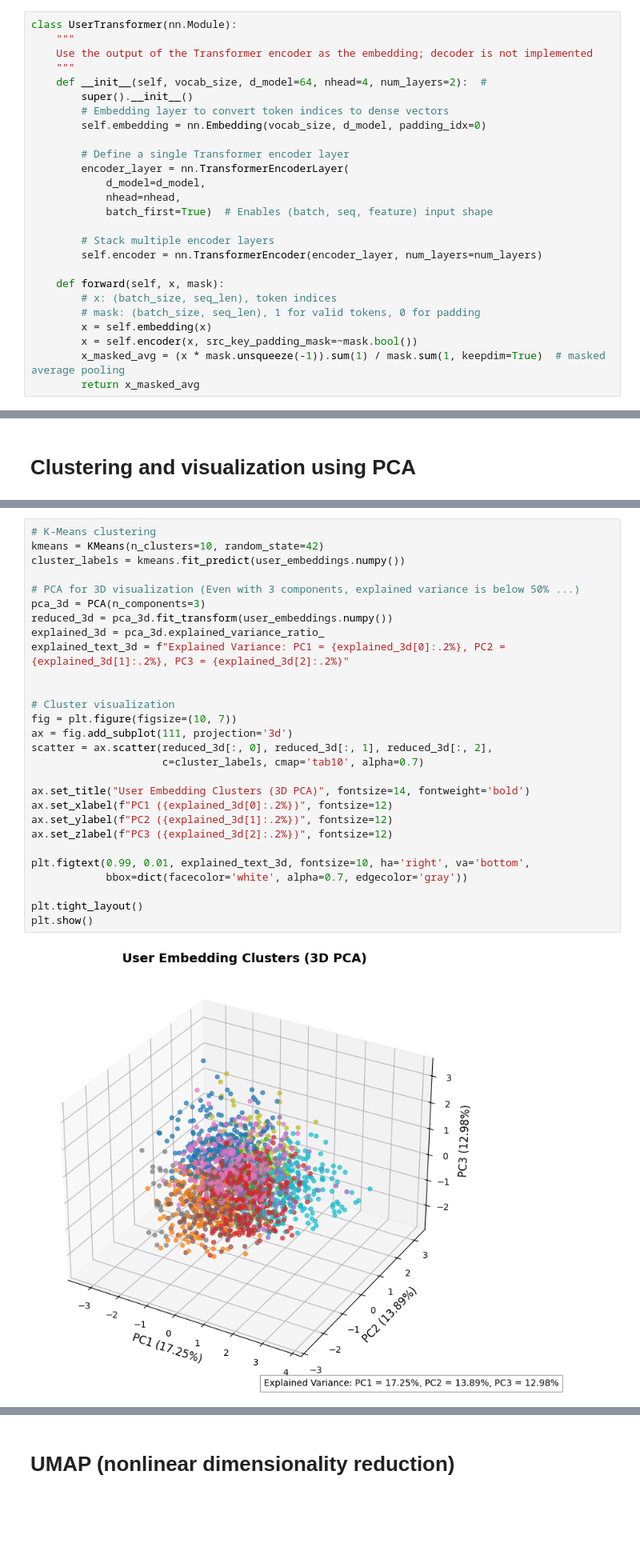
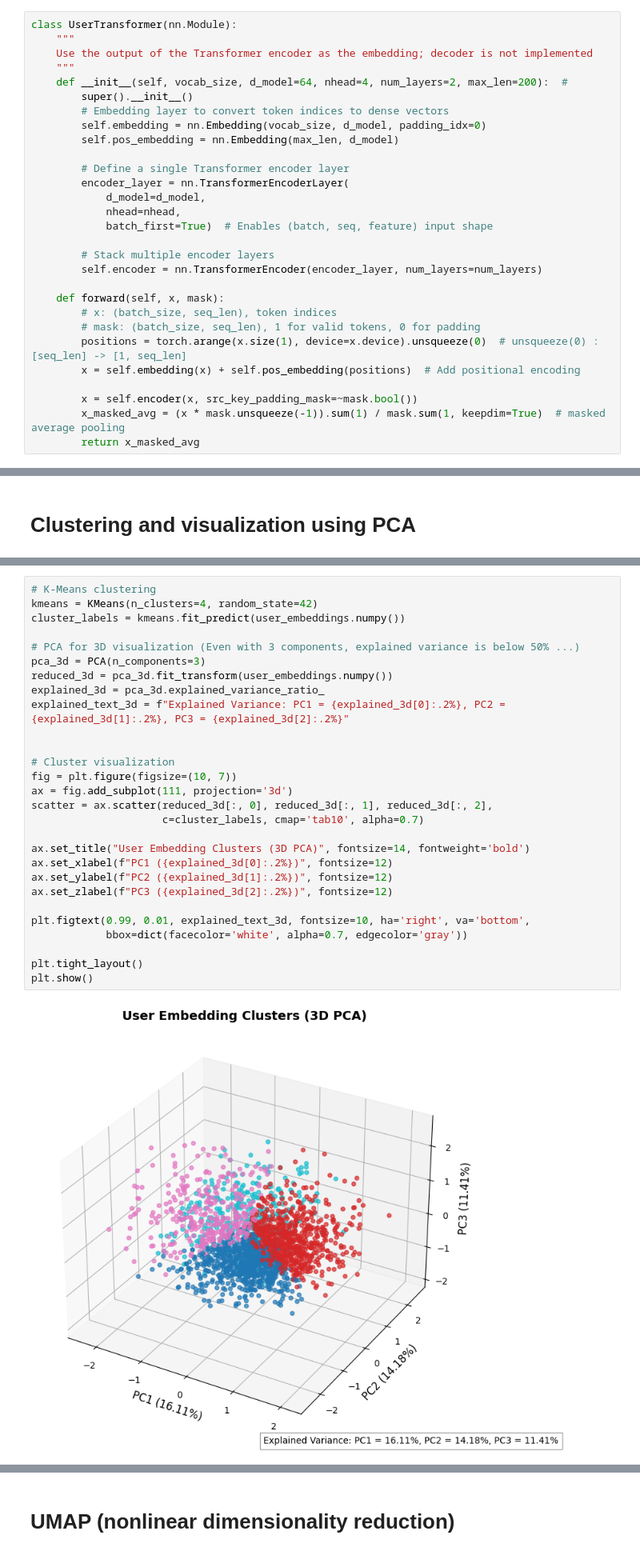
Before and after one commit to YonghwanYim/user-embed-former, a Jupyter notebook: segment_transformer.ipynb, the cells around one changed output, grey strips where cells are left out. Shown at 80% size. Drawn from its saved outputs; the diff is of its cells as text; blank space fills up the shorter version.

```diff
--- a/segment_transformer.ipynb
+++ b/segment_transformer.ipynb
@@ -96,10 +96,11 @@ class UserTransformer(nn.Module):
     """
     Use the output of the Transformer encoder as the embedding; decoder is not implemented
     """
-    def __init__(self, vocab_size, d_model=64, nhead=4, num_layers=2):  #
+    def __init__(self, vocab_size, d_model=64, nhead=4, num_layers=2, max_len=200):  #
         super().__init__()
         # Embedding layer to convert token indices to dense vectors
         self.embedding = nn.Embedding(vocab_size, d_model, padding_idx=0)
+        self.pos_embedding = nn.Embedding(max_len, d_model)
 
         # Define a single Transformer encoder layer
         encoder_layer = nn.TransformerEncoderLayer(
@@ -113,7 +114,9 @@ class UserTransformer(nn.Module):
     def forward(self, x, mask):
         # x: (batch_size, seq_len), token indices
         # mask: (batch_size, seq_len), 1 for valid tokens, 0 for padding
-        x = self.embedding(x)
+        positions = torch.arange(x.size(1), device=x.device).unsqueeze(0)  # unsqueeze(0) : [seq_len] -> [1, seq_len]
+        x = self.embedding(x) + self.pos_embedding(positions)  # Add positional encoding
+
         x = self.encoder(x, src_key_padding_mask=~mask.bool())
         x_masked_avg = (x * mask.unsqueeze(-1)).sum(1) / mask.sum(1, keepdim=True)  # masked average pooling
         return x_masked_avg
@@ -162,33 +165,33 @@ plt.show()
 # %%
 # K-Means clustering
-kmeans = KMeans(n_clusters=10, random_state=42)
+kmeans = KMeans(n_clusters=4, random_state=42)
 cluster_labels = kmeans.fit_predict(user_embeddings.numpy())
 
 # PCA for 3D visualization (Even with 3 components, explained variance is below 50% ...)
 pca_3d = PCA(n_components=3)
 reduced_3d = pca_3d.fit_transform(user_embeddings.numpy())
 explained_3d = pca_3d.explained_variance_ratio_
 explained_text_3d = f"Explained Variance: PC1 = {explained_3d[0]:.2%}, PC2 = {explained_3d[1]:.2%}, PC3 = {explained_3d[2]:.2%}"
 
 
 # Cluster visualization
 fig = plt.figure(figsize=(10, 7))
 ax = fig.add_subplot(111, projection='3d')
 scatter = ax.scatter(reduced_3d[:, 0], reduced_3d[:, 1], reduced_3d[:, 2],
                      c=cluster_labels, cmap='tab10', alpha=0.7)
 
 ax.set_title("User Embedding Clusters (3D PCA)", fontsize=14, fontweight='bold')
 ax.set_xlabel(f"PC1 ({explained_3d[0]:.2%})", fontsize=12)
 ax.set_ylabel(f"PC2 ({explained_3d[1]:.2%})", fontsize=12)
 ax.set_zlabel(f"PC3 ({explained_3d[2]:.2%})", fontsize=12)
 
 plt.figtext(0.99, 0.01, explained_text_3d, fontsize=10, ha='right', va='bottom',
             bbox=dict(facecolor='white', alpha=0.7, edgecolor='gray'))
 
 plt.tight_layout()
 plt.show()
 # %% [output]
-[figure, old version]
+[figure, new version]
 # %%
 # The silhouette score is low, indicating that the clusters are not well separated.
 from sklearn.metrics import silhouette_score
```
Also changed, not shown: parts of 5 cells of this notebook.
